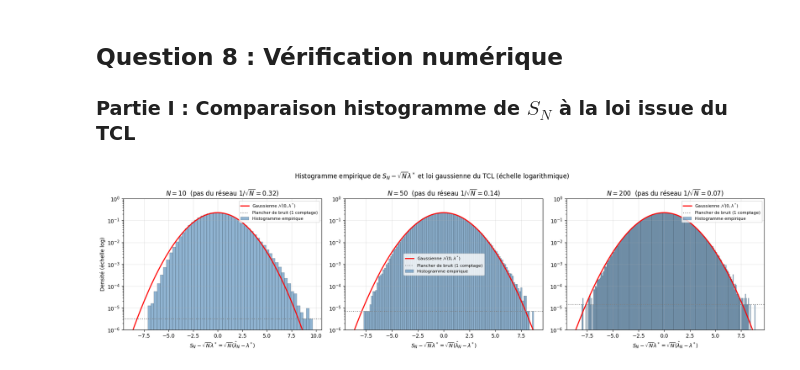
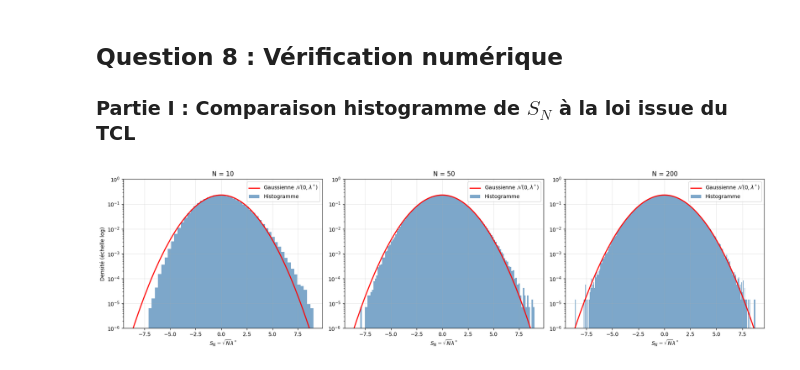
Before and after one commit to Brieucjub/homework1, a Jupyter notebook: homework1_exo2.ipynb, the cells around one changed output. Cells and saved outputs as stored; diff of their text form; code cells hidden in the pictures.

```diff
--- a/homework1_exo2.ipynb
+++ b/homework1_exo2.ipynb
@@ -379,45 +379,40 @@ plt.show()
 
 ### Partie I : Comparaison histogramme de $S_N$ à la loi issue du TCL
 # %%
-valeurs_N_tcl = [10, 50, 200]
-M_experiences = 1_000_000  # 1 million d'expériences pour observer les queues de distribution
+valeurs_N = [10, 50, 200]
+M = 1_000_000  # nombre d'expériences
 
 fig, axes = plt.subplots(1, 3, figsize=(18, 5))
-fig.suptitle("Histogramme empirique de $S_N - \\sqrt{N}\\lambda^*$ et loi gaussienne du TCL (échelle logarithmique)")
 
-for i, N in enumerate(valeurs_N_tcl):
-    K = np.random.poisson(N * lambda_star, M_experiences)
+for i, N in enumerate(valeurs_N):
+    # K = X_1 + ... + X_N suit une loi de Poisson(N lambda*) (voir Partie II)
+    K = np.random.poisson(N * lambda_star, M)
+
+    # S_N centré = sqrt(N)(lambda_hat - lambda*) = (K - N lambda*)/sqrt(N).
+    # K est entier : S_N ne prend que des valeurs espacées de 1/sqrt(N).
+    # On trace donc une barre par valeur possible (évite l'effet "peigne" des bins fixes).
     comptes = np.bincount(K)
     k = np.arange(len(comptes))
-    masque = comptes > 0
-    pas = 1.0 / np.sqrt(N)
-    x_reseau = (k[masque] - N * lambda_star) / np.sqrt(N)
-    densite = comptes[masque] / M_experiences / pas
+    m = comptes > 0
+    pas = 1 / np.sqrt(N)
+    axes[i].bar((k[m] - N * lambda_star) / np.sqrt(N), comptes[m] / M / pas, width=pas,
+                color='steelblue', alpha=0.7, label="Histogramme")
 
-
-    axes[i].bar(x_reseau, densite, width=pas, alpha=0.6, color='steelblue',
-                edgecolor='black', linewidth=0.3, label="Histogramme empirique")
-
-    # Loi normale limite N(0, lambda*)
+    # Loi limite du TCL : N(0, lambda*)
     sigma = np.sqrt(lambda_star)
     x = np.linspace(-5 * sigma, 5 * sigma, 1000)
-    y_gauss = np.exp(-0.5 * (x / sigma) ** 2) / (sigma * np.sqrt(2 * np.pi))
-    axes[i].plot(x, y_gauss, color='red', linewidth=2, label=r"Gaussienne $\mathcal{N}(0, \lambda^*)$")
-
-
-    axes[i].axhline(1.0 / (M_experiences * pas), color='grey', linestyle=':',
-                    label="Plancher de bruit (1 comptage)")
+    axes[i].plot(x, np.exp(-x**2 / (2 * sigma**2)) / (sigma * np.sqrt(2 * np.pi)), 'r',
+                 linewidth=2, label=r"Gaussienne $\mathcal{N}(0,\lambda^*)$")
 
     axes[i].set_yscale('log')
-    axes[i].set_ylim(bottom=1e-6, top=1)
-    axes[i].set_title(r"$N = {}$  (pas du réseau $1/\sqrt{{N}} = {:.2f}$)".format(N, pas))
-    axes[i].set_xlabel(r"$S_N - \sqrt{N}\lambda^* = \sqrt{N}(\hat{\lambda}_{N} - \lambda^*)$")
-    if i == 0:
-        axes[i].set_ylabel("Densité (échelle log)")
-    axes[i].legend(fontsize=8)
+    axes[i].set_ylim(1e-6, 1)
+    axes[i].set_title(f"N = {N}")
+    axes[i].set_xlabel(r"$S_N - \sqrt{N}\lambda^*$")
+    axes[i].legend()
     axes[i].grid(True, alpha=0.3)
 
+axes[0].set_ylabel("Densité (échelle log)")
 plt.tight_layout()
 plt.show()
 # %% [output]
-[figure, old version]
+[figure, new version]
```
Also changed, not shown: parts of 14 cells of this notebook.
